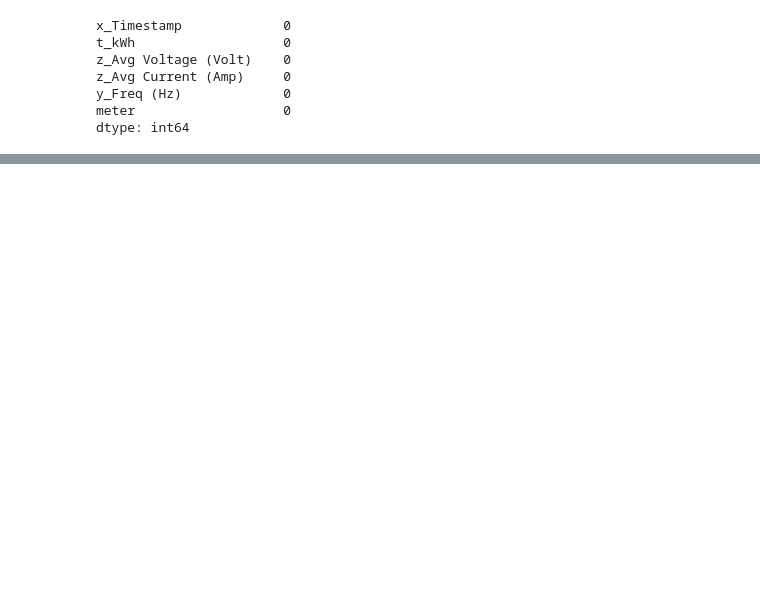
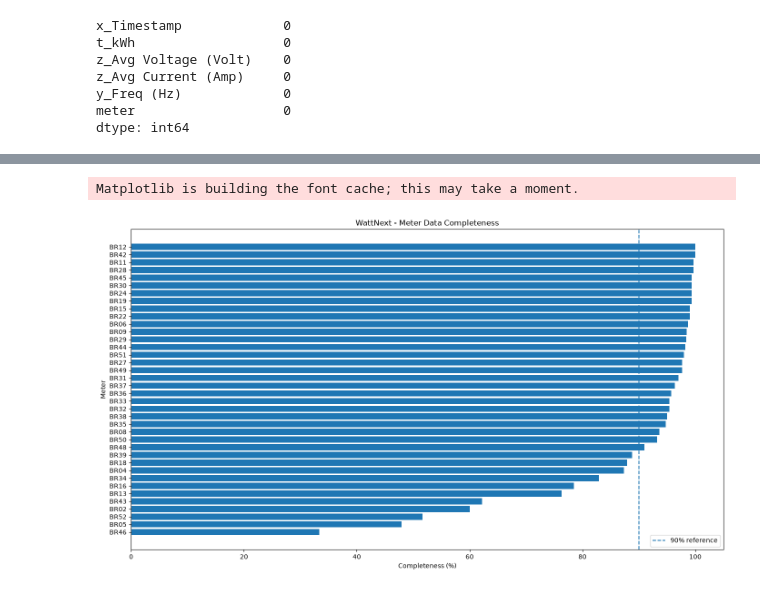
Before and after one commit to 00Raghav/WattNext, a Jupyter notebook: notebooks/01_explore_data.ipynb, the cells around one changed output, grey strips where cells are left out. Drawn from its saved outputs; the diff is of its cells as text; code cells hidden in the pictures; blank space fills up the shorter version.

```diff
--- a/notebooks/01_explore_data.ipynb
+++ b/notebooks/01_explore_data.ipynb
@@ -62,0 +114,20 @@ dtype: int64
+# %%
+# ==========================================
+# TIMESTAMP AND METER INSPECTION
+# ==========================================
+
+# Convert timestamp safely
+df["x_Timestamp"] = pd.to_datetime(
+    df["x_Timestamp"],
+    errors="coerce"
+)
+
+print("Earliest timestamp:", df["x_Timestamp"].min())
+print("Latest timestamp:", df["x_Timestamp"].max())
+
+print("\nInvalid timestamps:", df["x_Timestamp"].isna().sum())
+
+print("\nUnique meters:", df["meter"].nunique())
+
+print("\nReadings per meter:")
+print(df["meter"].value_counts().describe())
@@ -62,0 +426,38 @@ dtype: int64
+# %%
+# ==========================================
+# WATTNEXT - COMPLETENESS VISUALIZATION
+# ==========================================
+
+import matplotlib.pyplot as plt
+
+# Sort meters by completeness
+plot_data = coverage_report.sort_values(
+    "completeness_percentage"
+)
+
+# Create the chart
+plt.figure(figsize=(14, 8))
+
+plt.barh(
+    plot_data.index,
+    plot_data["completeness_percentage"]
+)
+
+plt.xlabel("Completeness (%)")
+plt.ylabel("Meter")
+plt.title("WattNext - Meter Data Completeness")
+
+# Add a reference line at 90%
+plt.axvline(
+    x=90,
+    linestyle="--",
+    label="90% reference"
+)
+
+plt.xlim(0, 105)
+plt.legend()
+plt.tight_layout()
+plt.show()
+# %% [output]
+Matplotlib is building the font cache; this may take a moment.
+[figure, added]
```
Also changed, not shown: parts of 23 cells of this notebook, 1 other file.
